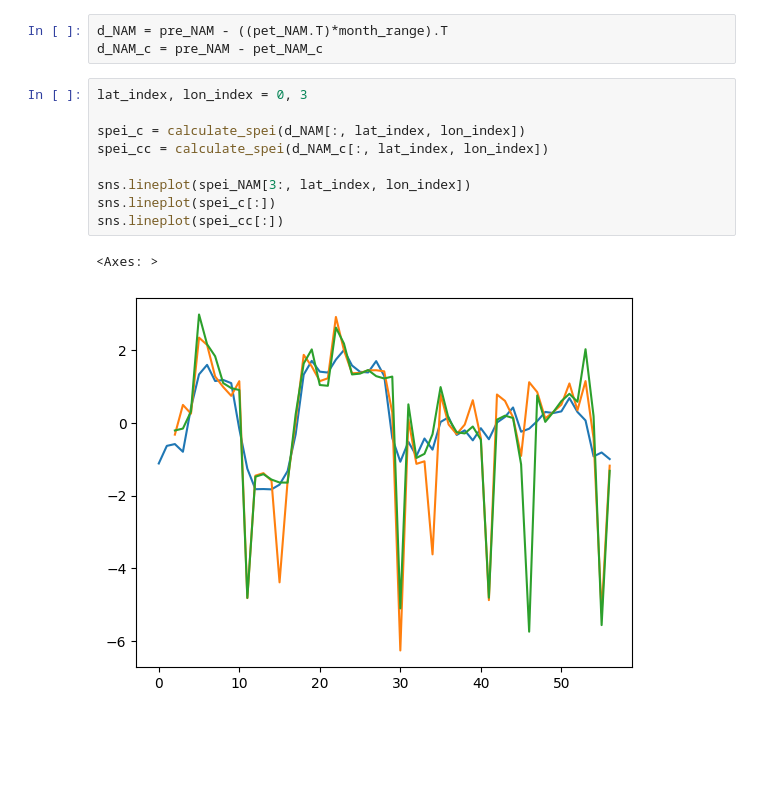
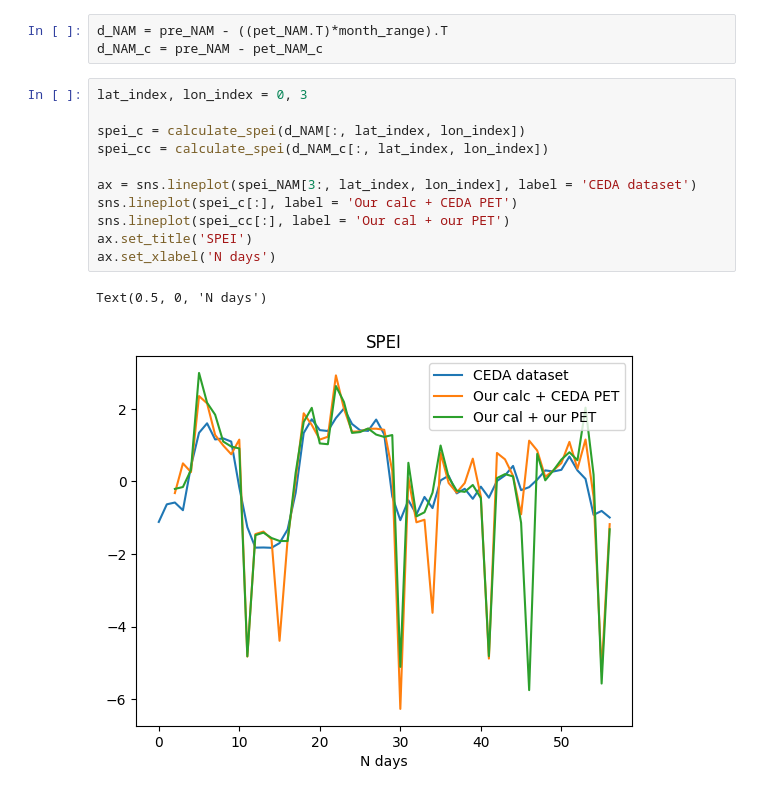
Before and after one commit to jogeanmcf/SPEI, a Jupyter notebook: validation.ipynb, the cells around one changed output. Saved outputs shown, nothing was run; the diff lists cells and outputs as text; blank space fills up the shorter version.

Commit message:
adding more infos in the charts

```diff
--- a/validation.ipynb
+++ b/validation.ipynb
@@ -160,12 +165,14 @@ d_NAM_c = pre_NAM - pet_NAM_c
 # %%
 lat_index, lon_index = 0, 3
 
 spei_c = calculate_spei(d_NAM[:, lat_index, lon_index])
 spei_cc = calculate_spei(d_NAM_c[:, lat_index, lon_index])
 
-sns.lineplot(spei_NAM[3:, lat_index, lon_index])
-sns.lineplot(spei_c[:])
-sns.lineplot(spei_cc[:])
+ax = sns.lineplot(spei_NAM[3:, lat_index, lon_index], label = 'CEDA dataset')
+sns.lineplot(spei_c[:], label = 'Our calc + CEDA PET')
+sns.lineplot(spei_cc[:], label = 'Our cal + our PET')
+ax.set_title('SPEI')
+ax.set_xlabel('N days')
 # %% [output]
-<Axes: >
+Text(0.5, 0, 'N days')
-[figure, old version]
+[figure, new version]
```
Also changed, not shown: parts of 9 cells of this notebook.
